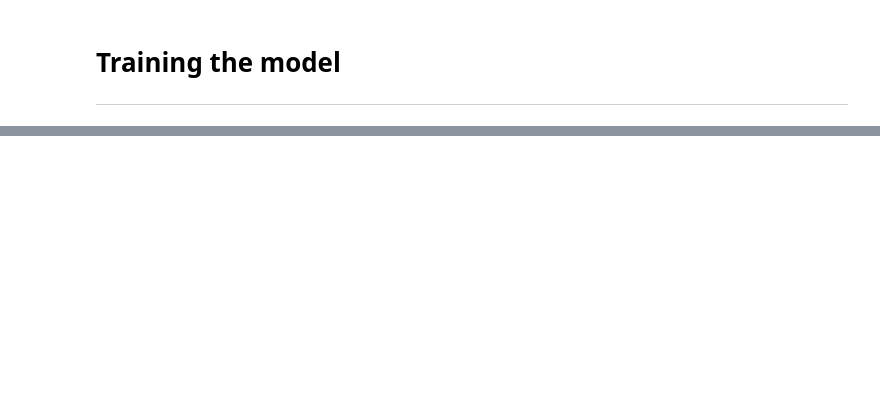
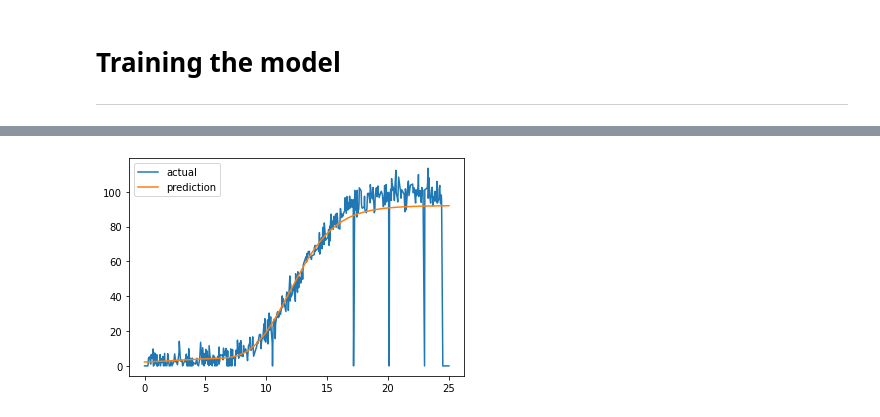
Before and after one commit to johnshields/EMT_PROJECT, a Jupyter notebook: train-model.ipynb, the cells around one changed output, grey strips where cells are left out. Drawn from its saved outputs; the diff is of its cells as text; code cells hidden in the pictures; blank space fills up the shorter version.

```diff
--- a/train-model.ipynb
+++ b/train-model.ipynb
@@ -39,0 +35,9 @@ dataFrame
+# %%
+# train  model
+model = krs.models.Sequential()
+model.add(krs.layers.Dense(50, input_shape=(1,), activation='sigmoid', kernel_initializer="glorot_uniform", bias_initializer="glorot_uniform"))
+model.add(krs.layers.Dense(1, activation='linear', kernel_initializer="glorot_uniform", bias_initializer="glorot_uniform"))
+model.compile(krs.optimizers.Adam(lr=0.001), loss='mean_squared_error')
+# %%
+# fit the data
+model.fit(wtDataSet['speed'], wtDataSet['power'], epochs=500, batch_size=10)
@@ -39,0 +63,7 @@ dataFrame
+# %%
+# plot the values
+plt.plot(wtDataSet['speed'], wtDataSet['power'], label='actual')
+plt.plot(wtDataSet['speed'], model.predict(wtDataSet['speed']), label='prediction');
+plt.legend();
+# %% [output]
+[figure, added]
```
Also changed, not shown: parts of 10 cells of this notebook, 3 other files.
